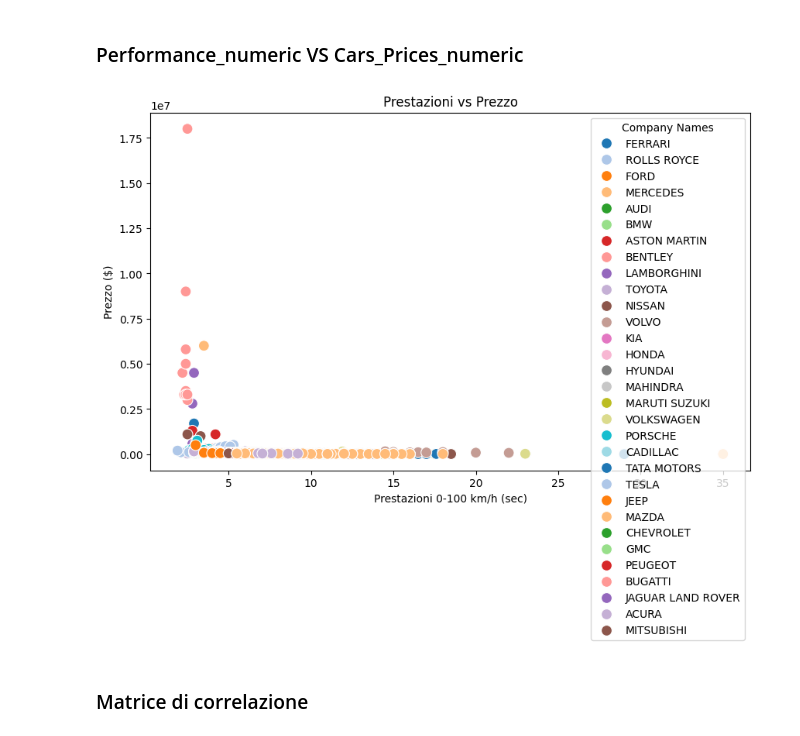
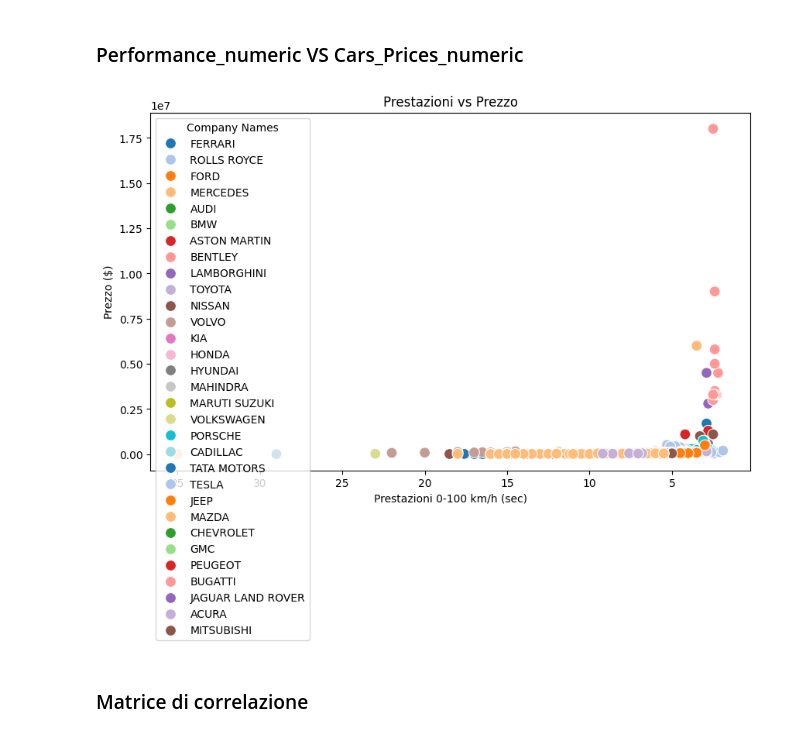
Before and after one commit to ashuraWho/Anzellotti_DepositoCorso, a Jupyter notebook: CORSO PYTHON/14. Lun 01-12-2025/analisi.ipynb, the cells around one changed output. Drawn from its saved outputs; the diff is of its cells as text; code cells hidden in the pictures.

```diff
--- a/CORSO PYTHON/14. Lun 1-12-2025/Analisi Cars Data/analisi.ipynb
+++ b/CORSO PYTHON/14. Lun 01-12-2025/analisi.ipynb
@@ -430,19 +431,22 @@ plt.show()
 # %%
 plt.figure(figsize=(10,6))
 sns.scatterplot(
     x='Performance_numeric',
     y='Cars_Prices_numeric',
     data=df,
     hue='Company Names',   # colore per la marca
     palette='tab20',
     s=100
 )
+
+plt.gca().invert_xaxis()
+
 plt.xlabel('Prestazioni 0-100 km/h (sec)')
 plt.ylabel('Prezzo ($)')
 plt.title('Prestazioni vs Prezzo')
 plt.show()
 # %% [output]
-[figure, old version]
+[figure, new version]
 # %% [markdown]
 ### Matrice di correlazione
 # %%
```
Also changed, not shown: parts of 2 cells of this notebook, 6 other files.
